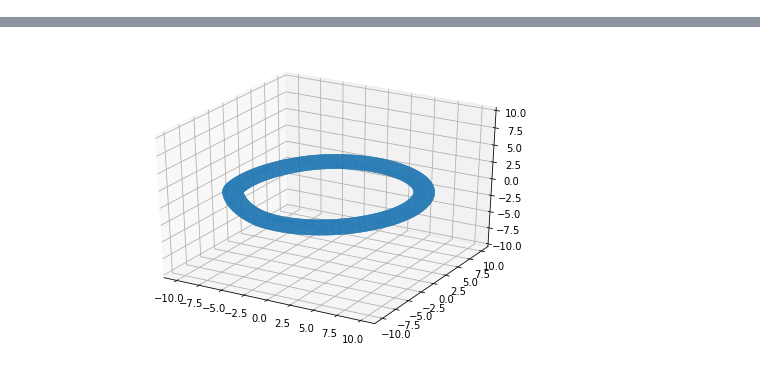
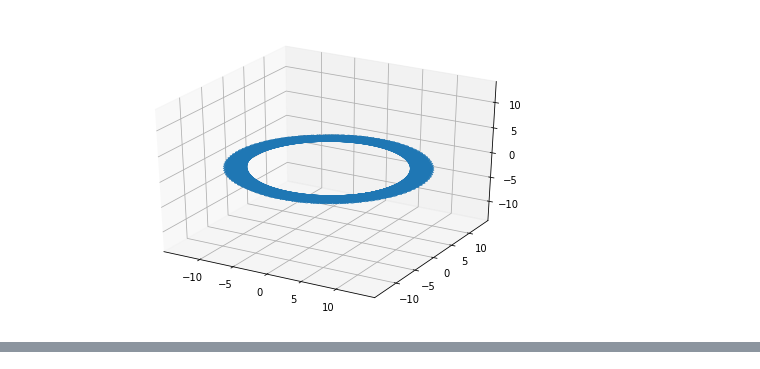
Before and after one commit to terryspitz/ipython_notebooks, a Jupyter notebook: the-ring.ipynb, the cells around one changed output, grey strips where cells are left out. Saved outputs shown, nothing was run; the diff lists cells and outputs as text; code cells hidden in the pictures.

Commit message:
Add rings and tri stls

```diff
--- a/the-ring.ipynb
+++ b/the-ring.ipynb
@@ -1,59 +1,78 @@
 # %%
+import os
 import math
 import numpy as np
 from stl import mesh
 from mpl_toolkits import mplot3d
 from matplotlib import pyplot
 
-def reuleaux(i, j, k, thickness):
-    """A torus with Reuleaux Triangle cross-section: See https://en.wikipedia.org/wiki/Reuleaux_triangle"""
-    major_radius = 1.4
-    minor_radius = 0.3
-    rad = (j / 10.0 - 1) * math.pi / 3.0
-    # Using Polar equation of a circle from https://en.wikipedia.org/wiki/Polar_coordinate_system#Circle
-    # R=1, r0=1/sqrt(3) (2/3 height of unit sided equilateral triangle, offset of centre of reuleaux arc)
+def reuleaux(az, rad, k):
+    """A torus with Reuleaux Triangle cross-section: See https://en.wikipedia.org/wiki/Reuleaux_triangle.
+
+    Args:
+        az: azimuth: angle (radians) sweeping round major axis.
+        rad: [-pi/3,pi/3] minor axis radians sweeps round one side of triangle on minor axis.
+        k: 0-2 side number of triangle"""
+    major_radius = 14.0 # mm
+    minor_radius = 3.0 # mm
+    z_scale = 0.6 # ratio of z height to minor axis diameter
+
     cosr = math.cos(rad)
-    r = (math.sqrt(4.0/3.0*cosr*cosr + 8.0/3.0) - 2.0/math.sqrt(3.0)*cosr)/2.0
-    az = i / 100.0 * math.pi * 2.0
     rot = az*2/3
-    degrees = (rot/math.pi*180+30)%120-30
-    def cos_deg(d):
-        return math.cos(d/180*math.pi)
-    if degrees<30:
-        r0 = 1-cos_deg(degrees)/math.sqrt(3.0)
+    use_reuleaux = False
+    if use_reuleaux:
+        # Use Polar equation of a circle from https://en.wikipedia.org/wiki/Polar_coordinate_system#Circle
+        # R=1, r0=1/sqrt(3) (2/3 height of unit sided equilateral triangle, offset of centre of reuleaux arc)
+        r = (math.sqrt(4.0/3.0*cosr*cosr + 8.0/3.0) - 2.0/math.sqrt(3.0)*cosr)/2.0
+        def cos_deg(d):
+            return math.cos(d/180*math.pi)
+        degrees = (rot/math.pi*180+30)%120-30
+        if degrees<30:
+            r0 = 1-cos_deg(degrees)/math.sqrt(3.0)
+        else:
+            r0 = cos_deg(degrees-60)/math.sqrt(3.0)
     else:
-        r0 = cos_deg(degrees-60)/math.sqrt(3.0)
+        # or triange cross-section:
+        r = math.cos(math.pi/3)/math.cos(rad)/3.0
+        r0 = 0
     th = rad + k*math.pi*2/3 + rot  #twist it!
+    reuleaux_factor = r * math.cos(th) - r0 - 0.5;
     #based on parametric equation of a torus
-    reuleaux = r * math.cos(th) - r0 - 0.5;
-    full_radius = major_radius + minor_radius * reuleaux;
+    full_radius = major_radius + minor_radius * reuleaux_factor;
     x = math.sin(-az) * full_radius
     y = math.cos(-az) * full_radius
-    z = r * math.sin(th)
+    z = r * math.sin(th) * z_scale
     return np.array([x, y, z])
 
-VERTEX_COUNT = 100*20*3
-print(mesh.Mesh.dtype)
-data = np.zeros((100,20,3,2), dtype=mesh.Mesh.dtype)
-scale = 10
-for i in range(100):
-    for j in range(20):
-        for k in range(3):
+shape = [100,20,3,2]  # [azimuth_steps, minor_theta_steps, triangle_sides, from/to points]
+data = np.zeros(shape, dtype=mesh.Mesh.dtype)
+for i in range(shape[0]):
+    az = i / 100.0 * math.pi*2
+    for j in range(shape[1]):
+        rad1 = (j / (shape[1]/2.0) - 1) * math.pi/3
+        rad2 = ((j+1) / (shape[1]/2.0) - 1) * math.pi/3
+        for k in range(shape[2]):
             #quadrilateral patch of surface made of two triangles
-            p0 = reuleaux(i,j,k)*scale
-            p1 = reuleaux(i+1,j,k)*scale
-            p2 = reuleaux(i+1,j+1,k)*scale
-            p3 = reuleaux(i,j+1,k)*scale
+            p0 = reuleaux(az, rad1, k)
+            p1 = reuleaux(az+1, rad1, k)
+            p2 = reuleaux(az+1, rad2, k)
+            p3 = reuleaux(az, rad2, k)
             data[i,j,k,0][1] = [p0, p1, p2]
             data[i,j,k,1][1] = [p2, p3, p0]
             #print(data[i,j,k])
 ring_mesh = mesh.Mesh(data.flatten(), remove_empty_areas=False)
 #Plot it
 figure = pyplot.figure()
 axes = mplot3d.Axes3D(figure)
 axes.add_collection3d(mplot3d.art3d.Poly3DCollection(ring_mesh.vectors))
 scale = ring_mesh.points.flatten(-1)
 axes.auto_scale_xyz(scale, scale, scale)
 pyplot.show()
-ring_mesh.save('ring{}.stl'.format(thickness))
+file_template = 'tri{}.stl'
+i=0
+while os.path.isfile(file_template.format(i)):
+      i+=1
+ring_mesh.save(file_template.format(i))
+print('saved {}'.format(file_template.format(i)))
 # %% [output]
+[figure, new version]
@@ -61 +79,0 @@ ring_mesh.save('ring{}.stl'.format(thickness))
-[figure, old version]
```
Also changed, not shown: parts of 1 cell of this notebook, 25 other files.
